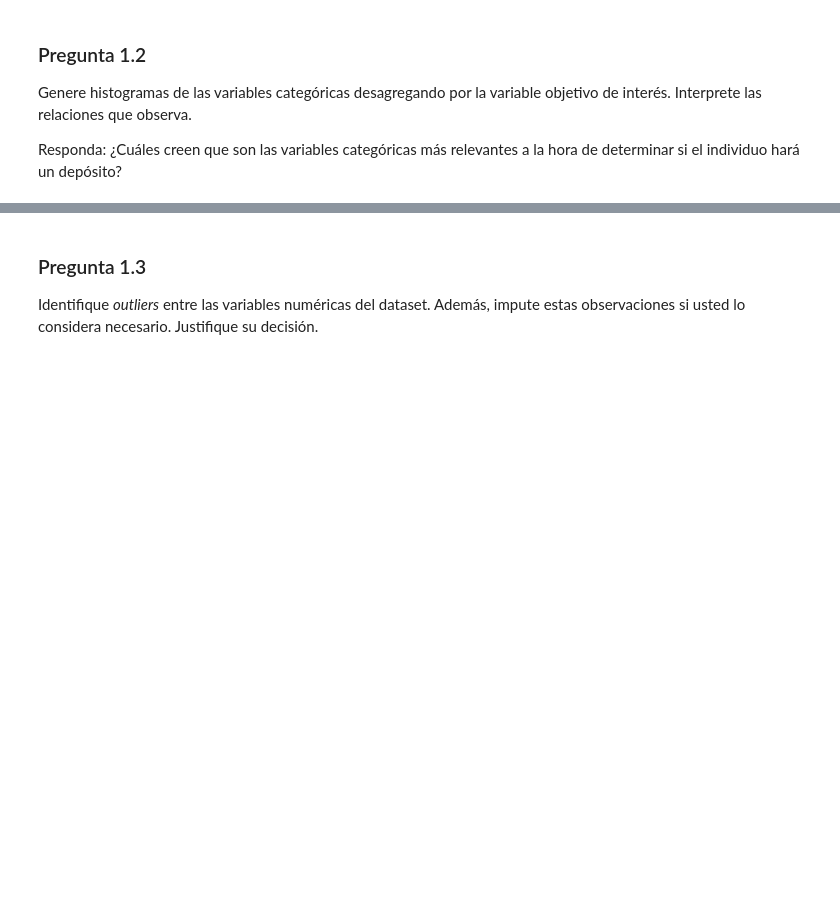
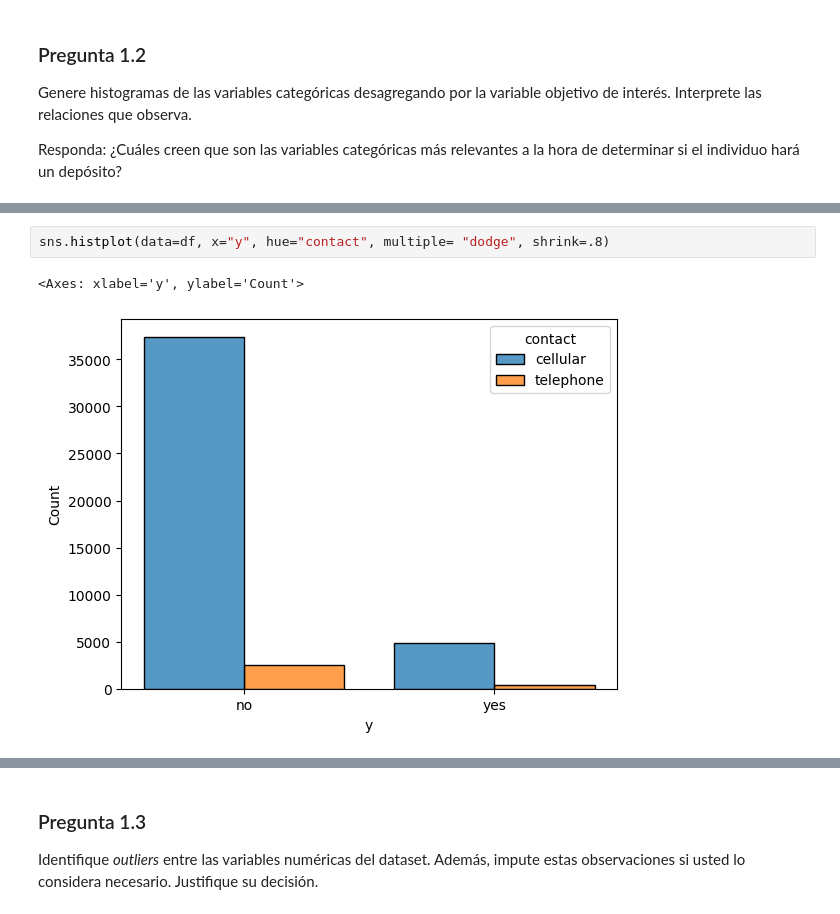
Before and after one commit to MiguelUC-Student/AMLE-Tareas, a Jupyter notebook: Tarea_2.ipynb, the cells around one changed output, grey strips where cells are left out. Saved outputs shown, nothing was run; the diff lists cells and outputs as text; blank space fills up the shorter version.

```diff
--- a/Tarea_2.ipynb
+++ b/Tarea_2.ipynb
@@ -182,0 +233,5 @@ Responda: ¿Cuáles creen que son las variables categóricas más relevantes a l
+# %%
+sns.histplot(data=df, x="y", hue="contact", multiple= "dodge", shrink=.8)
+# %% [output]
+<Axes: xlabel='y', ylabel='Count'>
+[figure, added]
```
Also changed, not shown: parts of 10 cells of this notebook.
